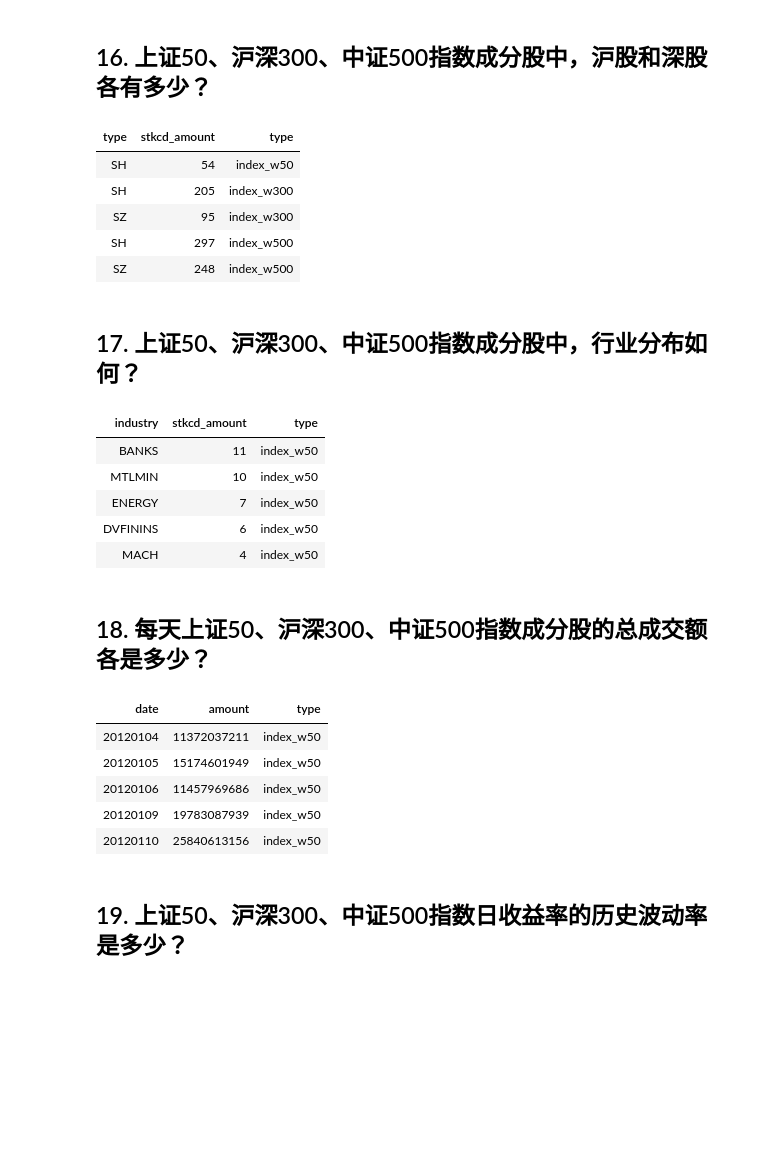
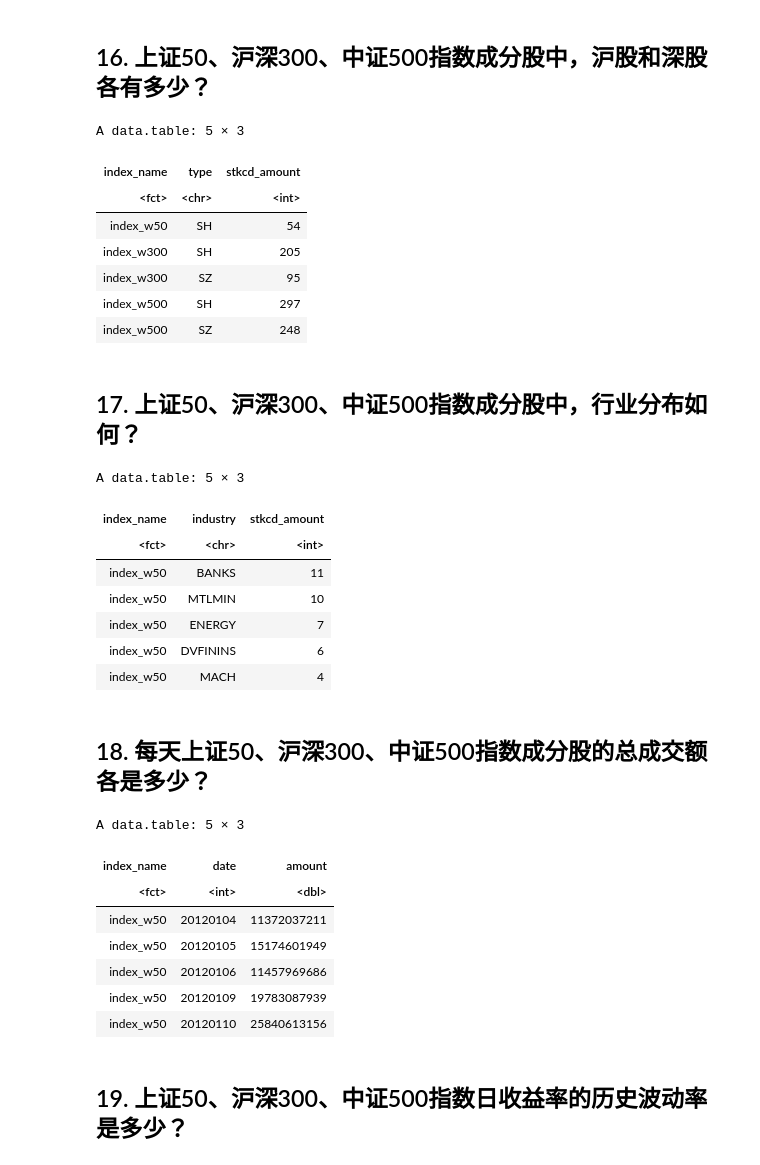
Before and after one commit to Ravin515/r-data-practice, a Jupyter notebook: answer-keys.ipynb, the cells around one changed output. Drawn from its saved outputs; the diff is of its cells as text; code cells hidden in the pictures; blank space fills up the shorter version.

```diff
--- a/answer-keys.ipynb
+++ b/answer-keys.ipynb
@@ -425,46 +427,47 @@ data[, .(ind_amount = sum(amount), ret = close/pre_close - 1, symbol = symbol),
 [1] 0.1043456
 # %% [markdown]
 ## 16. 上证50、沪深300、中证500指数成分股中，沪股和深股各有多少？
-# %%
-list(data[index_w50 > 0, .(stkcd_amount = uniqueN(symbol), type = "index_w50"), by = .(type = ifelse(str_detect(symbol, "SH"), "SH", "SZ"))],
-    data[index_w300 > 0, .(stkcd_amount = uniqueN(symbol), type = "index_w300"), by = .(type = ifelse(str_detect(symbol, "SH"), "SH", "SZ"))],
-    data[index_w500 > 0, .(stkcd_amount = uniqueN(symbol), type = "index_w500"), by = .(type = ifelse(str_detect(symbol, "SH"), "SH", "SZ"))]) %>% rbindlist()
-# %% [output]
-| type | stkcd_amount | type |
-| SH | 54 | index_w50 |
-| SH | 205 | index_w300 |
-| SZ | 95 | index_w300 |
-| SH | 297 | index_w500 |
-| SZ | 248 | index_w500 |
+# %%
+data[, melt(.SD, measure.vars = patterns("index"), variable.name = "index_name")
+    ][value > 0, .(stkcd_amount = uniqueN(symbol)), by = .(index_name, type = ifelse(str_detect(symbol, "SH"), "SH", "SZ"))]
+# %% [output]
+A data.table: 5 × 3
+| index_name | type | stkcd_amount |
+| <fct> | <chr> | <int> |
+| index_w50 | SH | 54 |
+| index_w300 | SH | 205 |
+| index_w300 | SZ | 95 |
+| index_w500 | SH | 297 |
+| index_w500 | SZ | 248 |
 # %% [markdown]
 ## 17. 上证50、沪深300、中证500指数成分股中，行业分布如何？
-# %%
-result <- list(data[index_w50 > 0, .(stkcd_amount = uniqueN(symbol), type = "index_w50"), by = .(industry)],
-    data[index_w300 > 0, .(stkcd_amount = uniqueN(symbol), type = "index_w300"), by = .(industry)],
-    data[index_w500 > 0, .(stkcd_amount = uniqueN(symbol), type = "index_w500"), by = .(industry)]) %>% rbindlist()
-
-result[1:5]
-# %% [output]
-| industry | stkcd_amount | type |
-| BANKS | 11 | index_w50 |
-| MTLMIN | 10 | index_w50 |
-| ENERGY | 7 | index_w50 |
-| DVFININS | 6 | index_w50 |
-| MACH | 4 | index_w50 |
+# %%
+data[, melt(.SD, measure.vars = patterns("index"), variable.name = "index_name")
+    ][value > 0, .(stkcd_amount = uniqueN(symbol)), by = .(index_name, industry)
+    ][1:5]
+# %% [output]
+A data.table: 5 × 3
+| index_name | industry | stkcd_amount |
+| <fct> | <chr> | <int> |
+| index_w50 | BANKS | 11 |
+| index_w50 | MTLMIN | 10 |
+| index_w50 | ENERGY | 7 |
+| index_w50 | DVFININS | 6 |
+| index_w50 | MACH | 4 |
 # %% [markdown]
 ## 18. 每天上证50、沪深300、中证500指数成分股的总成交额各是多少？
-# %%
-result <- list(data[index_w50 > 0, .(amount = sum(amount) %>% unique(), type = "index_w50"), by = .(date)],
-    data[index_w300 > 0, .(amount = sum(amount) %>% unique(), type = "index_w300"), by = .(date)],
-    data[index_w500 > 0, .(amount = sum(amount) %>% unique(), type = "index_w500"), by = .(date)]) %>% rbindlist()
-
-result[1:5]
-# %% [output]
-| date | amount | type |
-| 20120104 | 11372037211 | index_w50 |
-| 20120105 | 15174601949 | index_w50 |
-| 20120106 | 11457969686 | index_w50 |
-| 20120109 | 19783087939 | index_w50 |
-| 20120110 | 25840613156 | index_w50 |
+# %%
+data[, melt(.SD, measure.vars = patterns("index"), variable.name = "index_name")
+    ][value > 0, .(amount = sum(amount)), by = .(index_name, date)
+    ][1:5]
+# %% [output]
+A data.table: 5 × 3
+| index_name | date | amount |
+| <fct> | <int> | <dbl> |
+| index_w50 | 20120104 | 11372037211 |
+| index_w50 | 20120105 | 15174601949 |
+| index_w50 | 20120106 | 11457969686 |
+| index_w50 | 20120109 | 19783087939 |
+| index_w50 | 20120110 | 25840613156 |
 # %% [markdown]
 ## 19. 上证50、沪深300、中证500指数日收益率的历史波动率是多少？
```
Also changed, not shown: parts of 3 cells of this notebook.
